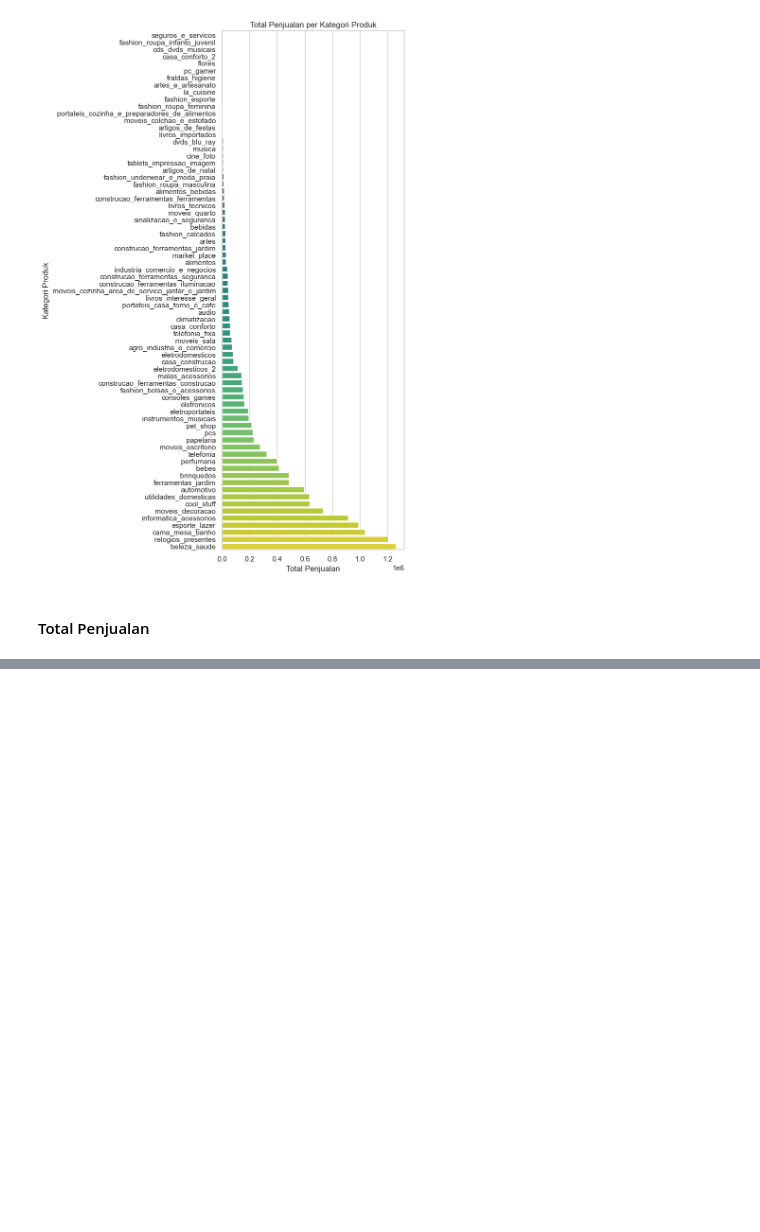
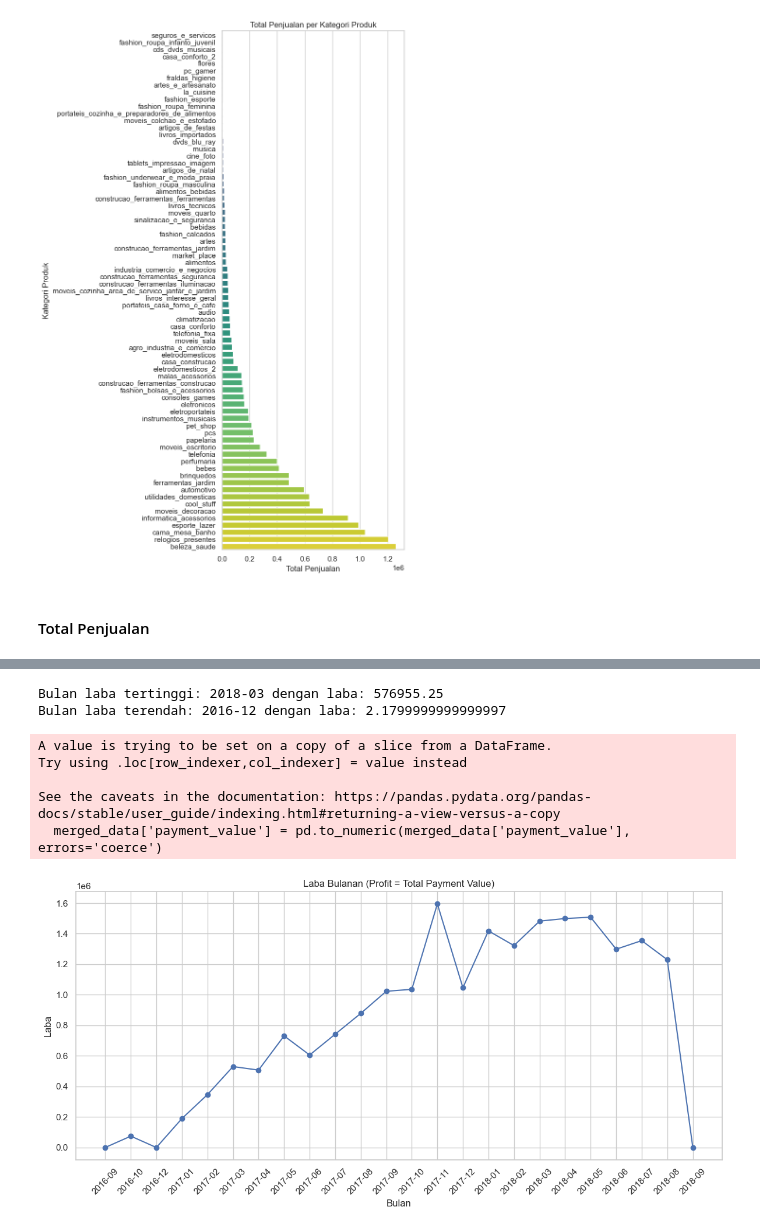
Before and after one commit to fikrirazor/Data-Pipeline-untuk-Analisis-Transaksi-E-Commerce, a Jupyter notebook: Data Pipeline untuk Analisis Transaksi E-Commerce.ipynb, the cells around one changed output, grey strips where cells are left out. Cells and saved outputs as stored; diff of their text form; code cells hidden in the pictures; blank space fills up the shorter version.

```diff
--- a/Data Pipeline untuk Analisis Transaksi E-Commerce.ipynb
+++ b/Data Pipeline untuk Analisis Transaksi E-Commerce.ipynb
@@ -372,0 +399,57 @@ plt.show()
+# %%
+# Misal merged_data sudah memiliki kolom 'price' dan 'freight_value'
+merged_data['order_purchase_timestamp_x'] = pd.to_datetime(merged_data['order_purchase_timestamp_x'], errors='coerce')
+merged_data['purchase_month'] = merged_data['order_purchase_timestamp_x'].dt.to_period('M')
+
+# Asumsi: payment_value mencakup biaya operasional atau total pembayaran yang diterima
+monthly_revenue = merged_data.groupby('purchase_month')['price'].sum()
+monthly_payment = merged_data.groupby('purchase_month')['payment_value'].sum()
+
+# Definisikan laba (misalnya, margin = revenue - (payment_value - revenue) jika payment_value sudah mencakup markup)
+monthly_profit = monthly_revenue - (monthly_payment - monthly_revenue)
+
+# Identifikasi bulan dengan laba tertinggi dan terendah
+max_profit_month = monthly_profit.idxmax()
+min_profit_month = monthly_profit.idxmin()
+
+print("Bulan laba tertinggi:", max_profit_month, "dengan laba:", monthly_profit[max_profit_month])
+print("Bulan laba terendah:", min_profit_month, "dengan laba:", monthly_profit[min_profit_month])
+# %% [output]
+Bulan laba tertinggi: 2018-03 dengan laba: 576955.25
+Bulan laba terendah: 2016-12 dengan laba: 2.1799999999999997
+# %%
+# Misalnya, merged_data sudah merupakan hasil merge dari berbagai dataset,
+# dan kita menggunakan kolom 'order_purchase_timestamp_x' dan 'payment_value'.
+
+# Konversi kolom timestamp ke datetime
+merged_data['order_purchase_timestamp'] = pd.to_datetime(merged_data['order_purchase_timestamp_x'], errors='coerce')
+
+# Hapus baris dengan nilai kosong pada kolom yang penting
+merged_data = merged_data.dropna(subset=['order_purchase_timestamp', 'payment_value'])
+
+# Pastikan kolom payment_value berupa numerik
+merged_data['payment_value'] = pd.to_numeric(merged_data['payment_value'], errors='coerce')
+merged_data = merged_data.dropna(subset=['payment_value'])
+
+# Buat kolom periode bulanan
+merged_data['purchase_month'] = merged_data['order_purchase_timestamp'].dt.to_period('M')
+
+# Agregasi total payment_value per bulan (asumsi ini mewakili laba)
+monthly_profit = merged_data.groupby('purchase_month')['payment_value'].sum()
+
+# Plot grafik garis untuk menampilkan tren laba bulanan
+plt.figure(figsize=(12, 6))
+plt.plot(monthly_profit.index.astype(str), monthly_profit.values, marker='o', linestyle='-')
+plt.title('Laba Bulanan (Profit = Total Payment Value)')
+plt.xlabel('Bulan')
+plt.ylabel('Laba')
+plt.xticks(rotation=45)
+plt.tight_layout()
+plt.show()
+# %% [output]
+A value is trying to be set on a copy of a slice from a DataFrame.
+Try using .loc[row_indexer,col_indexer] = value instead
+
+See the caveats in the documentation: https://pandas.pydata.org/pandas-docs/stable/user_guide/indexing.html#returning-a-view-versus-a-copy
+  merged_data['payment_value'] = pd.to_numeric(merged_data['payment_value'], errors='coerce')
+[figure, added]
```
Also changed, not shown: parts of 8 cells of this notebook.
